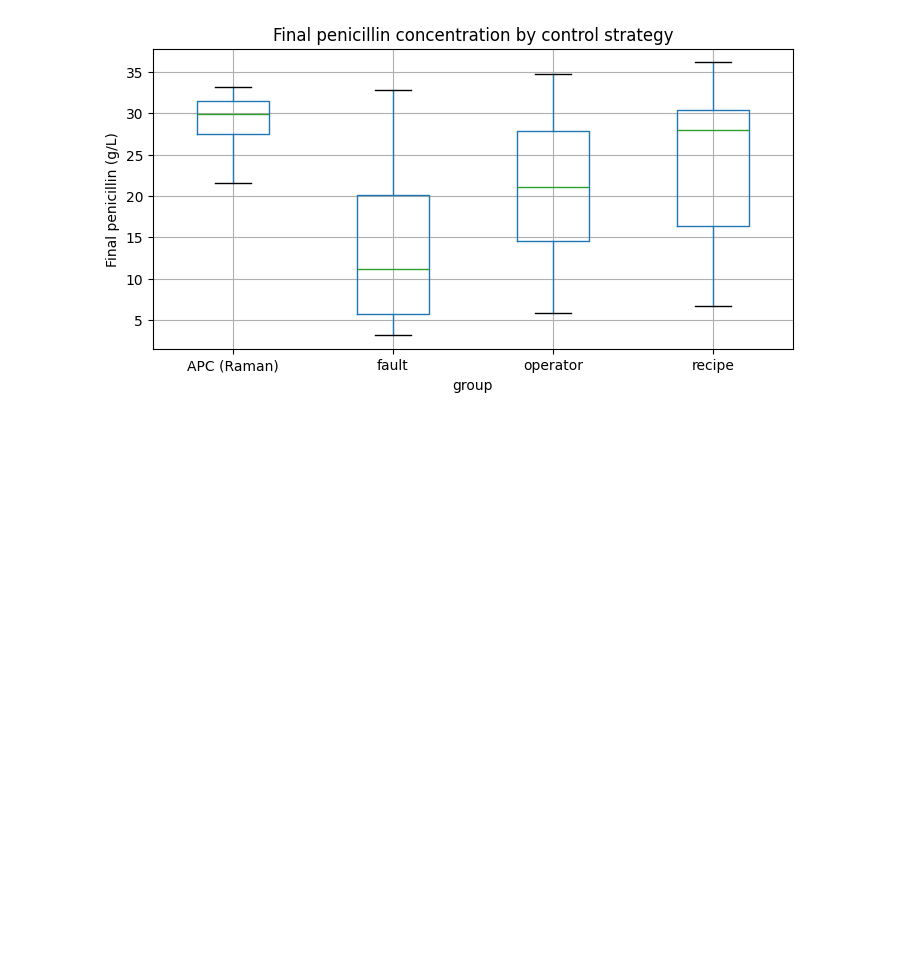
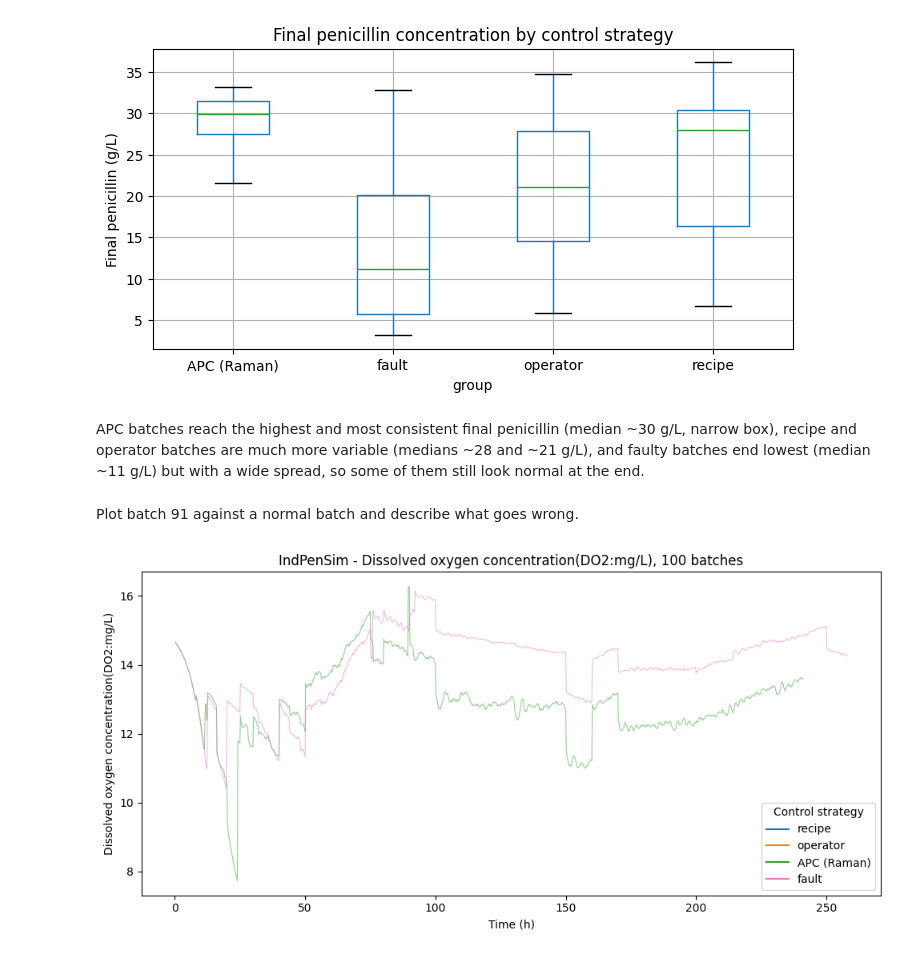
Before and after one commit to AHichem/resilient-process-monitoring, a Jupyter notebook: notebooks/01_load_and_explore.ipynb, the cells around one changed output. Saved outputs shown, nothing was run; the diff lists cells and outputs as text; code cells hidden in the pictures; blank space fills up the shorter version.

```diff
--- a/notebooks/01_load_and_explore.ipynb
+++ b/notebooks/01_load_and_explore.ipynb
@@ -594,3 +585,27 @@ plt.ylabel('Final penicillin (g/L)')
 plt.show()
 # %% [output]
 [figure]
+# %% [markdown]
+APC batches reach the highest and most consistent final penicillin (median ~30 g/L, narrow box), recipe and operator batches are much more variable (medians ~28 and ~21 g/L), and faulty batches end lowest (median ~11 g/L) but with a wide spread, so some of them still look normal at the end.
+# %% [markdown]
+Plot batch 91 against a normal batch and describe what goes wrong.
+# %%
+batch_sel = df[df['batch_id'].isin([61, 91])]
+# %%
+colors = {'recipe': 'tab:blue', 'operator': 'tab:orange',
+          'APC (Raman)': 'tab:green', 'fault': 'tab:pink'}
+y_col = 'Dissolved oxygen concentration(DO2:mg/L)'
+
+fig, ax = plt.subplots(figsize=(10, 5))
+for (batch, group), g in batch_sel.groupby(['batch_id', 'group']):
+    ax.plot(g['Time (h)'], g[y_col], color=colors[group], alpha=0.5, lw=0.8)
+for group, c in colors.items():
+    ax.plot([], [], color=c, label=group)
+ax.set_xlabel('Time (h)')
+ax.set_ylabel('Dissolved oxygen concentration(DO2:mg/L)')
+ax.set_title('IndPenSim - Dissolved oxygen concentration(DO2:mg/L), 100 batches')
+ax.legend(title='Control strategy')
+plt.tight_layout()
+plt.show()
+# %% [output]
+[figure, added]
```
Also changed, not shown: parts of 4 cells of this notebook.
